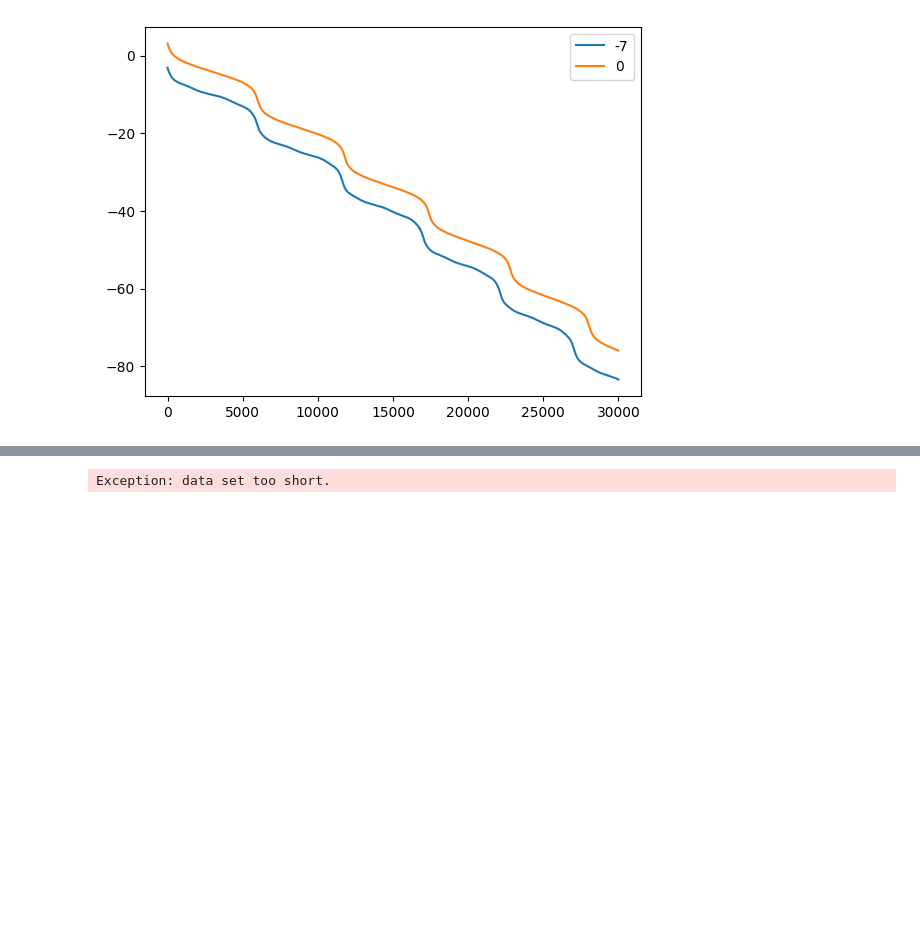
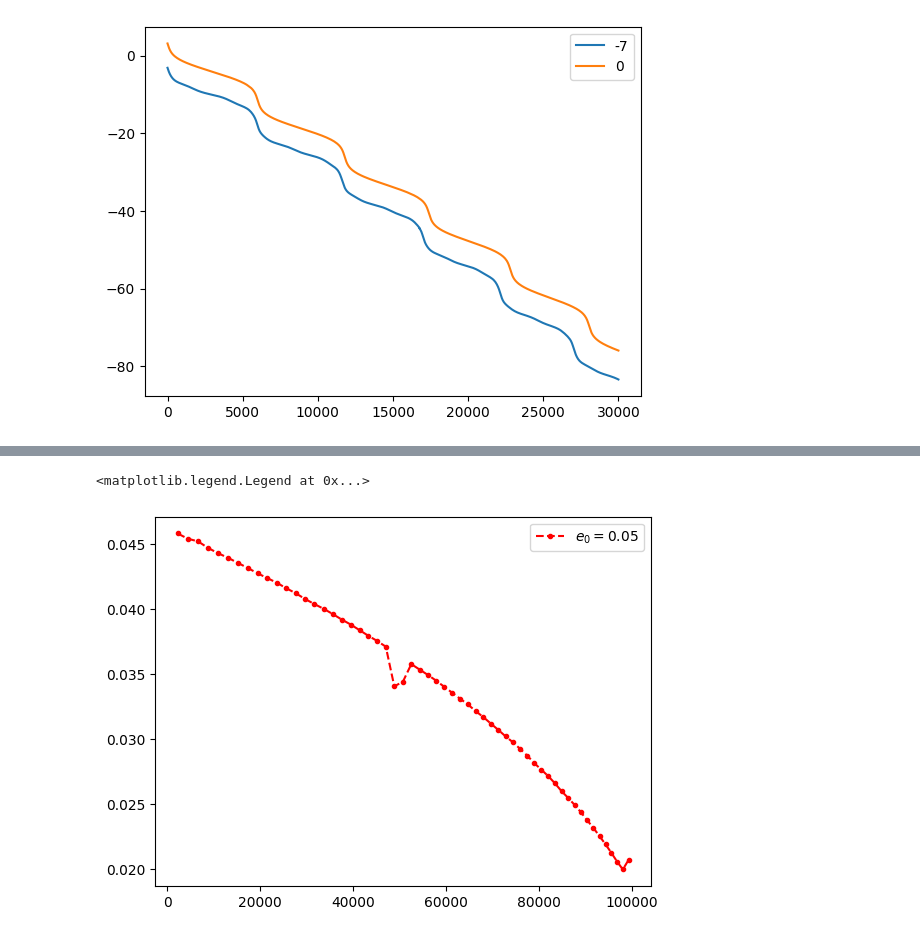
Before and after one commit to anyjamesokay/ugradthesis, a Jupyter notebook: SDSwaveform_ecctest.ipynb, the cells around one changed output, grey strips where cells are left out. Saved outputs shown, nothing was run; the diff lists cells and outputs as text; code cells hidden in the pictures; blank space fills up the shorter version.

```diff
--- a/SDSwaveform_ecctest.ipynb
+++ b/SDSwaveform_ecctest.ipynb
@@ -213,16 +208,16 @@ measure_eccentricity(
-# %%
-Asds = np.sqrt(hp_int**2 + hc_int**2)
-
-tgw, e_gw, mea, gwec = egw.measure_eccentricity(
-    tref_in=10000,
-    method="AmplitudeFits",
-    dataDict={
-        "t": t10k,
-        "amplm": {(2,2): Asds},
-        "phaselm": {(2,2): -thetasds}
-    }
-)
-
-plt.plot(tgw, e_gw)
-# %% [output]
-Exception: data set too short.
+# %%
+t05 = np.linspace(0, np.max(tp05), 5000)
+cplus05 = sp.interpolate.CubicSpline(tp05, hpsd05)
+ccross05 = sp.interpolate.CubicSpline(tc05, hcsd05)
+hp_int05 = cplus05(t05)
+hc_int05 = ccross05(t05)
+thetasds05 = np.unwrap(np.arctan2(-hc_int05, hp_int05))
+# ddt = np.gradient(thetasds1, t1)
+# ddt = sp.signal.savgol_filter(ddt, window_length=400, polyorder=3, delta=t1[1]-t1[0])
+# plt.plot(ddt)
+t_c05, e_c05 = ecxxmaker(t05, thetasds05, 22, 55, False)
+plt.plot(t_c05, e_c05, 'r--.', label=r"$e_0 = 0.05$")
+plt.legend()
+# %% [output]
+<matplotlib.legend.Legend at 0x...>
+[figure, added]
```
Also changed, not shown: parts of 19 cells of this notebook, 1 other file.
